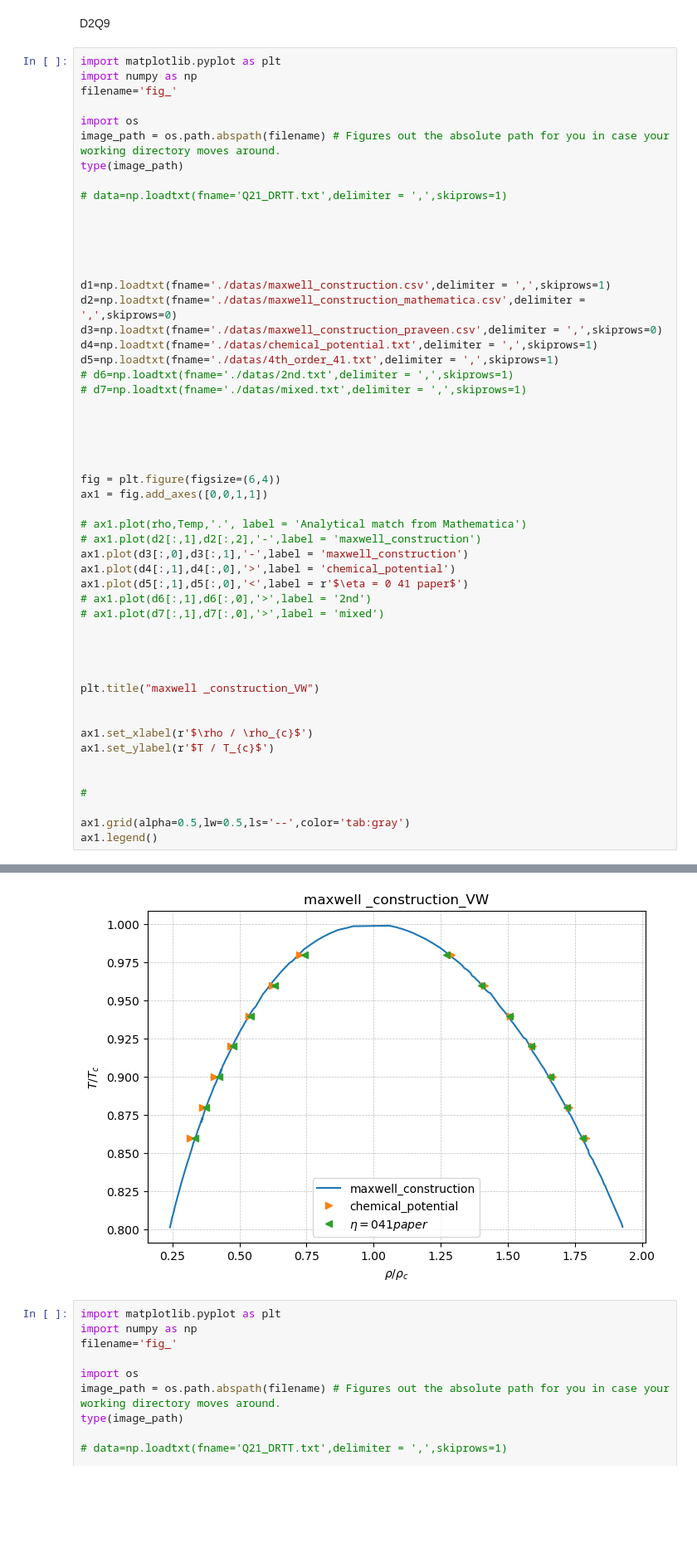
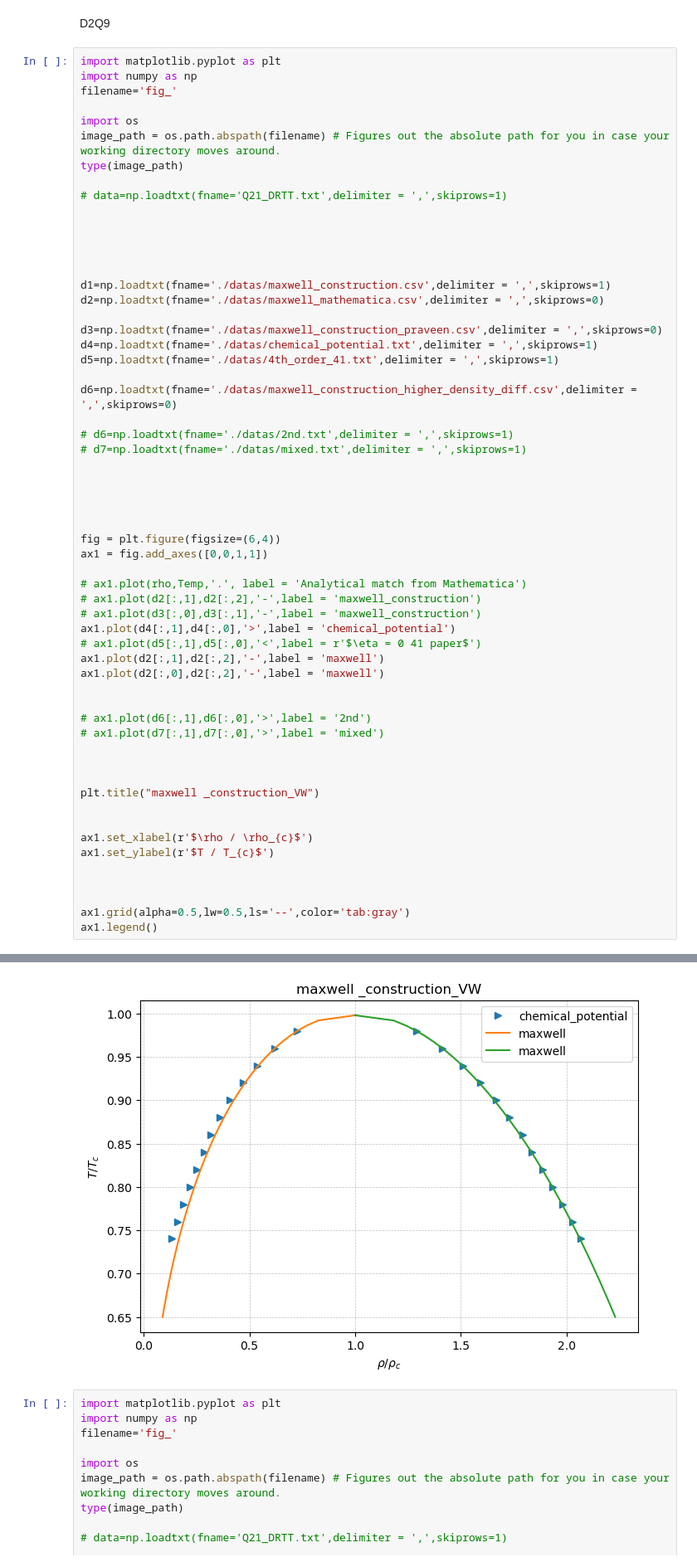
Before and after one commit to Ganesh-Kumar-B/multiphase, a Jupyter notebook: D3Q35_VW/testnotebook.ipynb, the cells around one changed output, grey strips where cells are left out. Shown: that part at 83% size. Saved outputs shown, nothing was run; the diff lists cells and outputs as text; blank space fills up the shorter version.

```diff
--- a/D3Q35_VW/testnotebook.ipynb
+++ b/D3Q35_VW/testnotebook.ipynb
@@ -24,45 +24,51 @@ type(image_path)
 
 
 d1=np.loadtxt(fname='./datas/maxwell_construction.csv',delimiter = ',',skiprows=1)
-d2=np.loadtxt(fname='./datas/maxwell_construction_mathematica.csv',delimiter = ',',skiprows=0)
+d2=np.loadtxt(fname='./datas/maxwell_mathematica.csv',delimiter = ',',skiprows=0)
+
 d3=np.loadtxt(fname='./datas/maxwell_construction_praveen.csv',delimiter = ',',skiprows=0)
 d4=np.loadtxt(fname='./datas/chemical_potential.txt',delimiter = ',',skiprows=1)
 d5=np.loadtxt(fname='./datas/4th_order_41.txt',delimiter = ',',skiprows=1)
+
+d6=np.loadtxt(fname='./datas/maxwell_construction_higher_density_diff.csv',delimiter = ',',skiprows=0)
+
 # d6=np.loadtxt(fname='./datas/2nd.txt',delimiter = ',',skiprows=1)
 # d7=np.loadtxt(fname='./datas/mixed.txt',delimiter = ',',skiprows=1)
 
 
 
 
 
 fig = plt.figure(figsize=(6,4))
 ax1 = fig.add_axes([0,0,1,1])
 
 # ax1.plot(rho,Temp,'.', label = 'Analytical match from Mathematica')
 # ax1.plot(d2[:,1],d2[:,2],'-',label = 'maxwell_construction')
-ax1.plot(d3[:,0],d3[:,1],'-',label = 'maxwell_construction')
+# ax1.plot(d3[:,0],d3[:,1],'-',label = 'maxwell_construction')
 ax1.plot(d4[:,1],d4[:,0],'>',label = 'chemical_potential')
-ax1.plot(d5[:,1],d5[:,0],'<',label = r'$\eta = 0 41 paper$')
+# ax1.plot(d5[:,1],d5[:,0],'<',label = r'$\eta = 0 41 paper$')
+ax1.plot(d2[:,1],d2[:,2],'-',label = 'maxwell')
+ax1.plot(d2[:,0],d2[:,2],'-',label = 'maxwell')
+
+
 # ax1.plot(d6[:,1],d6[:,0],'>',label = '2nd')
 # ax1.plot(d7[:,1],d7[:,0],'>',label = 'mixed')
-
 
 
 
 plt.title("maxwell _construction_VW")
 
 
 ax1.set_xlabel(r'$\rho / \rho_{c}$')
 ax1.set_ylabel(r'$T / T_{c}$')
 
 
-#
 
 ax1.grid(alpha=0.5,lw=0.5,ls='--',color='tab:gray')
 ax1.legend()
 # %% [output]
 <matplotlib.legend.Legend at 0x...>
-[figure, old version]
+[figure, new version]
 # %%
 import matplotlib.pyplot as plt
 import numpy as np
```
Also changed, not shown: 4 other files.
